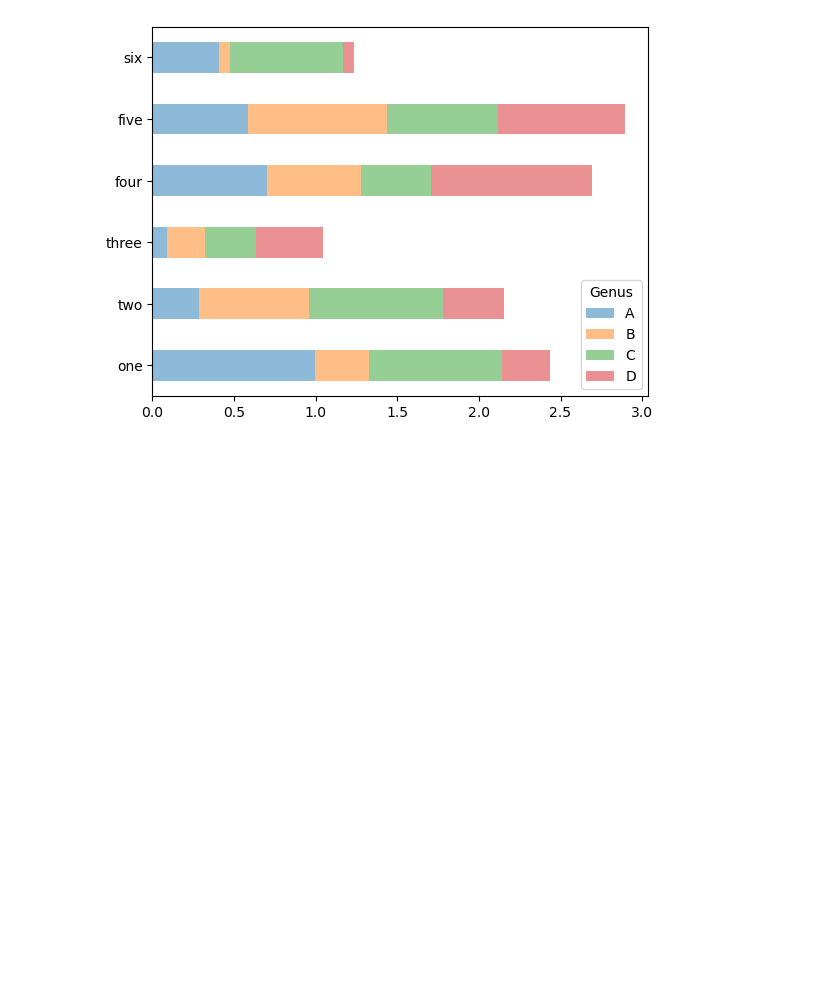
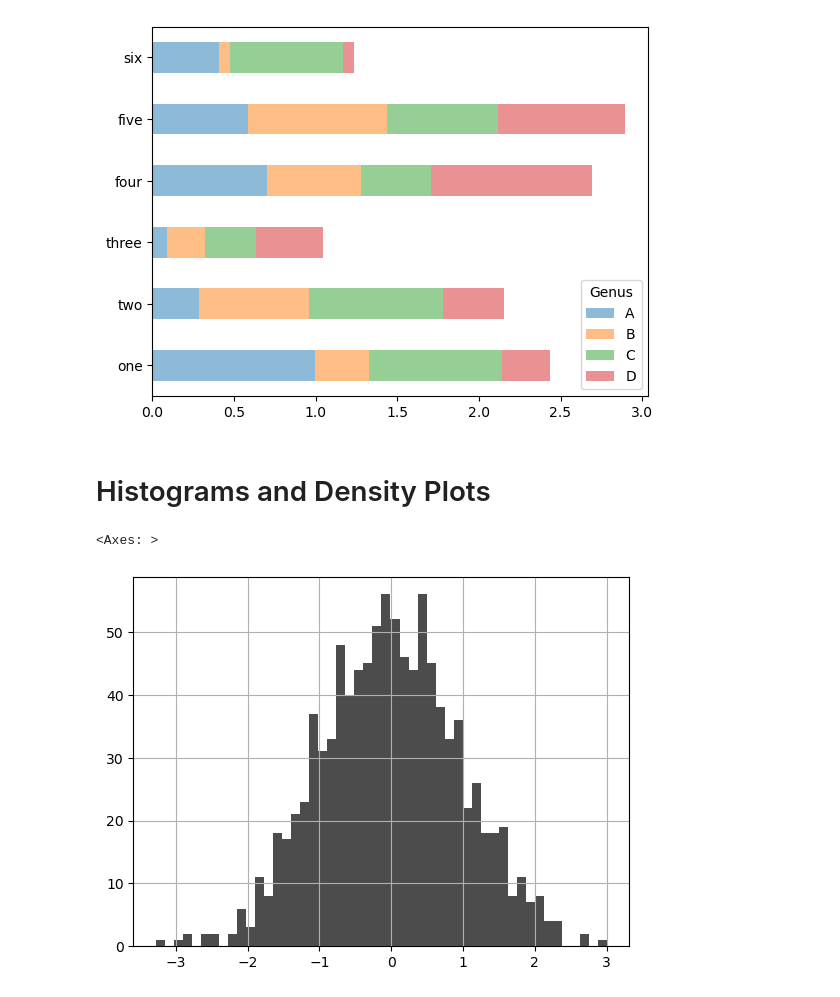
Before and after one commit to ArslanAmanov/Data-Science-Foundations-, a Jupyter notebook: Python for Data Analyses O'reilly_book/ch8_plotting_and_visualization.ipynb, the cells around one changed output. Drawn from its saved outputs; the diff is of its cells as text; code cells hidden in the pictures; blank space fills up the shorter version.

```diff
--- a/Python for Data Analyses O'reilly_book/ch8_plotting_and_visualization.ipynb
+++ b/Python for Data Analyses O'reilly_book/ch8_plotting_and_visualization.ipynb
@@ -370,3 +370,19 @@ df.plot.barh(stacked=True, alpha=0.5)
 <Axes: >
 [figure]
 [figure]
+# %% [markdown]
+# Histograms and Density Plots
+# %%
+# A histogram, with which you may be well-acquainted, is a kind of bar plot that gives a discretized display of value frequency.
+# The data points are split into discrete, evenly spaced bins, and the number of data points in each bin is plotted.
+# Using the data from the previous example, we can make a histogram by calling plot.hist on the Series:
+import pandas as pd
+import numpy as np
+import matplotlib.pyplot as plt
+from numpy.random import randn
+from pandas import DataFrame
+data = pd.Series(np.random.randn(1000))
+data.hist(bins=50, color='k', alpha=0.7)
+# %% [output]
+<Axes: >
+[figure, added]
```
Also changed, not shown: parts of 6 cells of this notebook.
